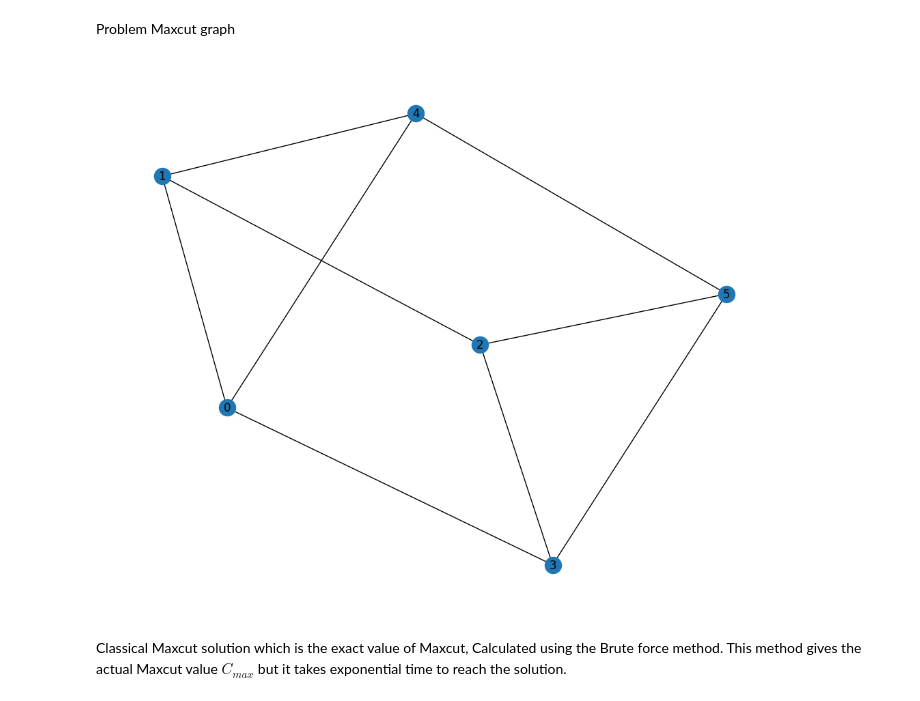
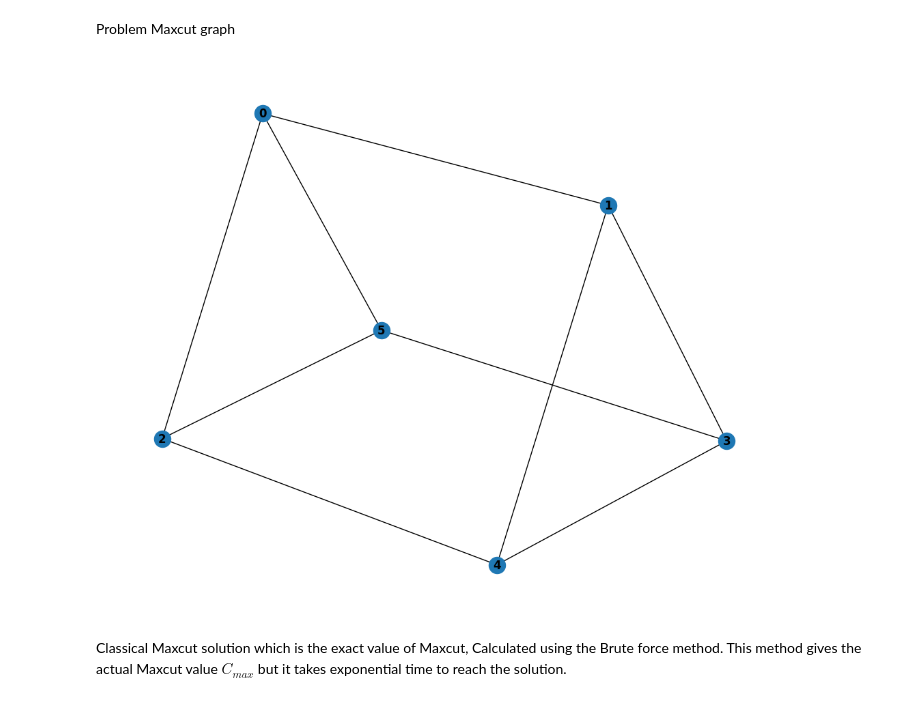
Before and after one commit to Shubham-patel-q/QAOA_github, a Jupyter notebook: QAOA in Noisy (NISQ) devices/1_r_vs_varying_noises_and_layers.ipynb, the cells around one changed output. Drawn from its saved outputs; the diff is of its cells as text; code cells hidden in the pictures.

```diff
--- a/QAOA in Noisy (NISQ) devices/1_r_vs_varying_noises_and_layers.ipynb
+++ b/QAOA in Noisy (NISQ) devices/1_r_vs_varying_noises_and_layers.ipynb
@@ -23,31 +23,31 @@ from qiskit.transpiler.preset_passmanagers import generate_preset_pass_manager
 # %% [markdown]
 Problem Maxcut graph
 # %%
+# make sure dxn is even for d-regular graph.
+n = 6  # number of vertices
+d = 3  #  d-regular graph
+p = 5  # QAOA layers
 
-n = 6
-p = 5
 plt.figure(figsize=(10,8))
-#G = nx.erdos_renyi_graph(n, 1)
-edge_list = [(0,1,1), (0,3,1), (0,4,1), (1,2,1), (1,4,1), (2,3,1), (2,5,1),
-         (3,5,1), (4,5,1)]
-G = nx.Graph()
-G.add_weighted_edges_from(edge_list)
+# udR (unweghted d-regular) graph
+G = nx.random_regular_graph(d ,n)
+for (u,v) in G.edges():
+    G[u][v]['weight'] = 1.0
 
 edges = G.edges()
-pos = nx.spring_layout(G)
-nx.draw(G, pos, with_labels=True)
+nx.draw(G, with_labels=True, font_weight='bold')
+
+# weight matrix
 w = np.zeros([n,n])
 for (u,v) in G.edges():
     w[u][v] = G[u][v]['weight']
     w[v][u] = G[u][v]['weight']
 #print(w)
-plt.tight_layout()
-
 plt.savefig('cost_function_landspace.pdf', dpi=300, bbox_inches='tight')
 plt.close
 plt.show()
 # %% [output]
-[figure, old version]
+[figure, new version]
 # %% [markdown]
 Classical Maxcut solution which is the exact value of Maxcut, Calculated using the Brute force method.
 This method gives the actual Maxcut value $C_{max}$ but it takes exponential time to reach the solution.
```
Also changed, not shown: parts of 5 cells of this notebook.
